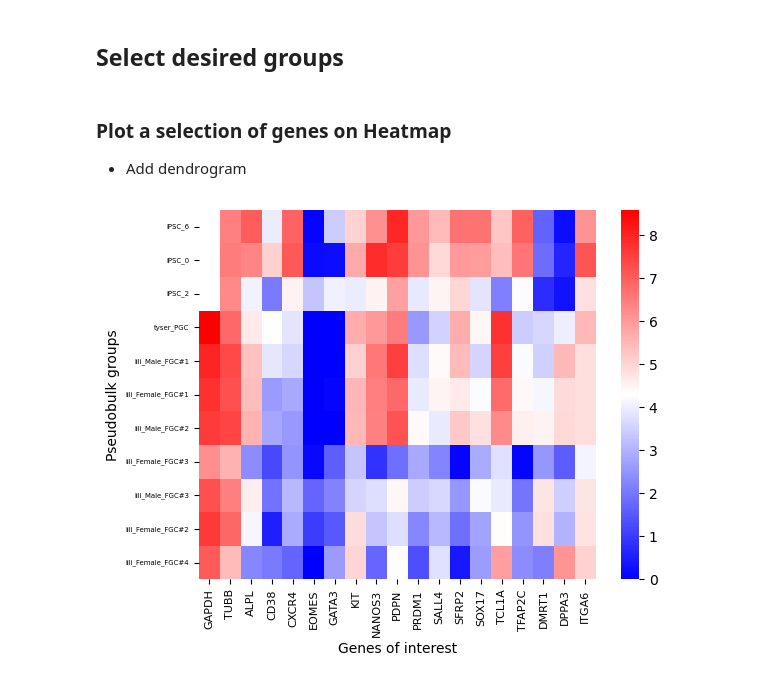
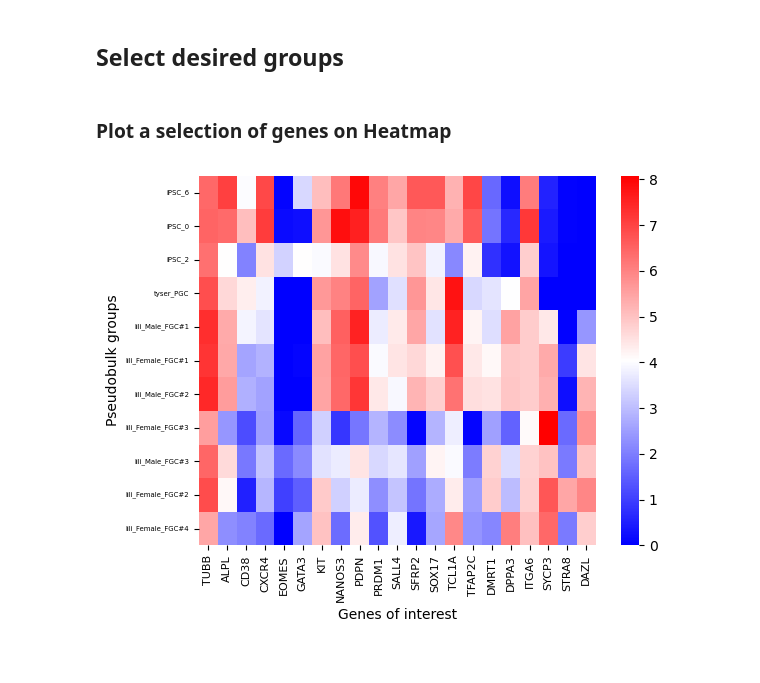
Before and after one commit to chuvalab/analysis_scripts, a Jupyter notebook: single_cell/pseudobulk_heatmaps_public.ipynb, the cells around one changed output. Cells and saved outputs as stored; diff of their text form; code cells hidden in the pictures.

```diff
--- a/single_cell/pseudobulk_heatmaps_public.ipynb
+++ b/single_cell/pseudobulk_heatmaps_public.ipynb
@@ -57,7 +57,7 @@ def per_group_cluster(adata, group_id = "leiden", target_sum = 1e6, dataset_id =
     Calculates the mean of each gene across all cells in a group
         Parameters:
             adata (AnnData): AnnData object
-            group_id (str): name of key in adata.obs to group the cells by. Defauls to leiden clustering
+            group_id (str): name of key in adata.obs to group the cells by. Defaults to leiden clustering
             target_sum (int): target sum, to be passed to `sc.pp.normalize_total`. Defaults to 1e6,
             which results in a Counts Per Million (CPM) normalization
             dataset_id (str): An identifier for the dataset. Defaults to "dataset"
@@ -80,7 +80,7 @@ def per_group_cluster(adata, group_id = "leiden", target_sum = 1e6, dataset_id =
         n_cells = adata_subset.shape[0]
         row_mean = row_sum/n_cells
         row_mean_log = np.log(row_mean+1)
-        print(f"Group_{id} has {n_cells} cells. The mean of normalized, log tranformed counts across all genes is {row_mean_log.mean()}.")
+        print(f"Group_{id} has {n_cells} cells. The mean of normalized, log transformed counts across all genes is {row_mean_log.mean()}.")
         mean_log_df = pd.DataFrame(row_mean_log, columns=adata.var_names, index=[f"{dataset_id}_{id}"])
         dfs.append(mean_log_df)
 
@@ -141,7 +141,7 @@ Group_5 has 2399 cells. The mean of normalized, log tranformed counts across all
 ### Tyser
 Load object previiusly created with R
 # %%
-adata_tyser = sc.read_h5ad("/path/to/tyser_hiPSC_seurat/tyser.h5ad")
+adata_tyser = sc.read_h5ad("/path/to/tyser.h5ad")
 adata_tyser
 # %% [output]
 AnnData object with n_obs × n_vars = 1069 × 57490
@@ -198,7 +198,7 @@ mean_log_tyser.max().max()
 # %% [markdown]
 ## Li Li
 # %%
-adata_lili = sc.read_h5ad("/path/to/lili/FGC_early.h5ad")
+adata_lili = sc.read_h5ad("/path/to/FGC_early.h5ad")
 adata_lili
 # %% [output]
 AnnData object with n_obs × n_vars = 2016 × 21817
@@ -261,3 +275,5 @@ mean_log_all_datasets.shape
+# %%
+mean_log_all_datasets[mean_log_all_datasets.isna()] = 0
 # %%
 mean_log_all_datasets
 # %% [output]
@@ -286,29 +302,29 @@ mean_log_all_datasets_selection = mean_log_all_datasets.loc[["iPSC_6", "iPSC_0",
                                                              "lili_Male_FGC#2", "lili_Female_FGC#3", "lili_Male_FGC#3", "lili_Female_FGC#2", "lili_Female_FGC#4"],:]
 # %% [markdown]
 ### Plot a selection of genes on Heatmap
-* Add dendrogram
 # %%
 from matplotlib.colors import LinearSegmentedColormap
 
-gene_list = ["GAPDH", "TUBB", "ALPL", "CD38", "CXCR4", "EOMES", "GATA3", "KIT", "NANOS3", "PDPN", "PRDM1",
-             "SALL4", "SFRP2", "SOX17", "TCL1A", "TFAP2C", "DMRT1", "DPPA3", "ITGA6"]
+gene_list = ["TUBB", "ALPL", "CD38", "CXCR4", "EOMES", "GATA3", "KIT", "NANOS3", "PDPN", "PRDM1",
+             "SALL4", "SFRP2", "SOX17", "TCL1A", "TFAP2C", "DMRT1", "DPPA3", "ITGA6", "SYCP3",
+             "STRA8", "DAZL"]
 df_per_group_gene_selection = mean_log_all_datasets_selection.loc[:,gene_list]
 custom_cmap = LinearSegmentedColormap.from_list(
     "custom_cmap", ["blue", "white", "red"],
     )
 
 heatmap = sns.heatmap(df_per_group_gene_selection,
             cmap=custom_cmap,
             yticklabels=1,
             )
 plt.xlabel("Genes of interest", fontsize=10)  # X-axis label
 plt.ylabel("Pseudobulk groups", fontsize=10)   # Y-axis label
 plt.xticks(fontsize=8)  # X-axis tick labels
 plt.yticks(fontsize=5)  # Y-axis tick labels
 plt.show()
 heatmap.figure.savefig("heatmap_log_sum.pdf",
                        bbox_inches="tight",
                        dpi=300,
                        )
 # %% [output]
-[figure, old version]
+[figure, new version]
```
Also changed, not shown: parts of 13 cells of this notebook.
